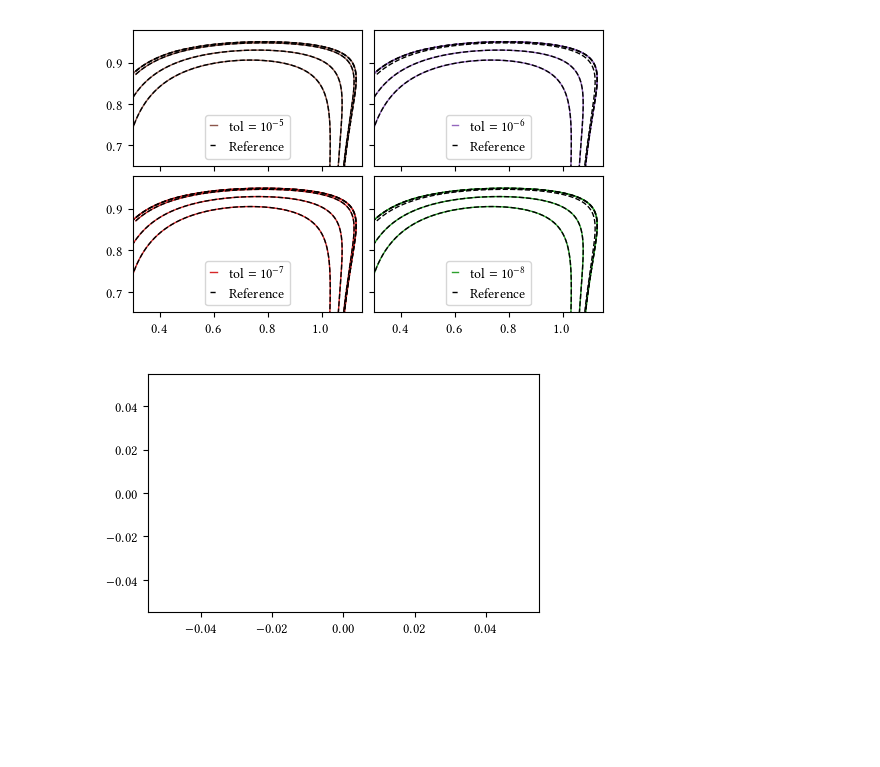
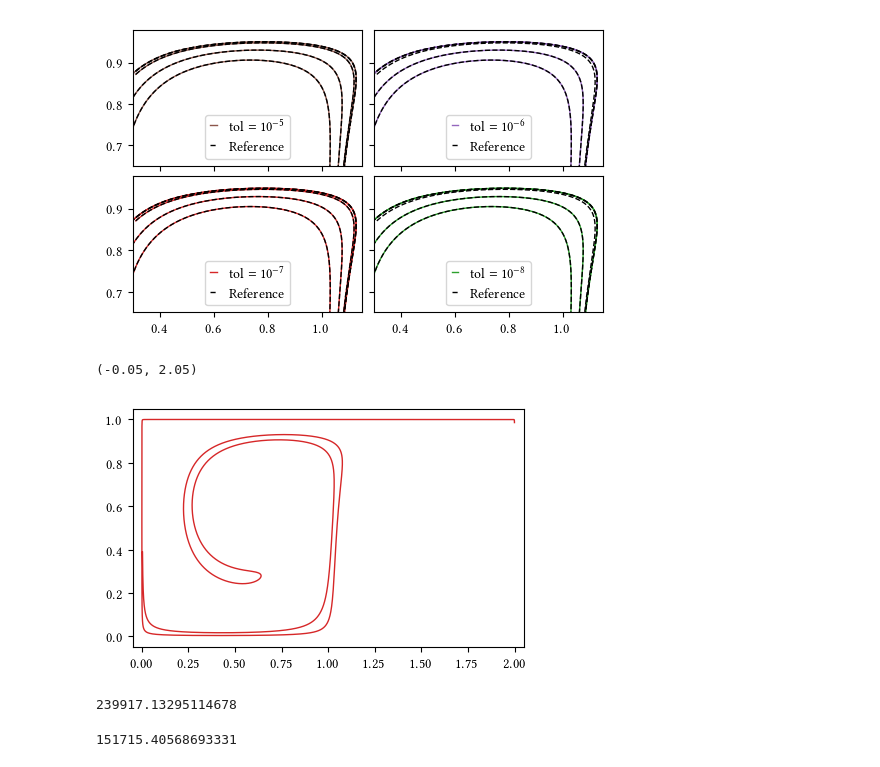
Before and after one commit to arnemagnus/physics_project, a Jupyter notebook: notebooks/doublegyre/calculate_errors_haller_effect.ipynb, the cells around one changed output. Drawn from its saved outputs; the diff is of its cells as text; code cells hidden in the pictures; blank space fills up the shorter version.

Commit message:
Sent updated stuff to Tör. Included new figure showing LCS error explanation. Largely proofreading and/or adding a paragraph to outlook left

```diff
--- a/notebooks/doublegyre/calculate_errors_haller_effect.ipynb
+++ b/notebooks/doublegyre/calculate_errors_haller_effect.ipynb
@@ -1700,19 +1700,29 @@ plt.savefig('error_plots/lcs_error_oscillations.pgf')
 # %%
 fig = plt.figure(1,figsize=(5.05,3.1))
 plot = fig.add_subplot(111)
 plot.plot(0,0)
 plot.plot(0,0)
 plot.plot(0,0)
 plot.plot(0,0)
 plot.plot(0,0)
-n = 7
+n = 3
 #l,=plot.plot(DP_LCS[0][0].tailcut_traj()[0],DP_LCS[0][0].tailcut_traj()[1],lw=1,label=r'$\textnormal{tol}=10^{-5}$')
-for slurmline in DP_LCS[3][n:n+1]:
+for slurmline in LCS_ref[n:n+1]:
     plot.plot(slurmline.tailcut_traj()[0],slurmline.tailcut_traj()[1],lw=1,c=l.get_color(),label='_nolegend_')
+plot.set_xlim(-0.05,2.05)
 # %% [output]
+(-0.05, 2.05)
-[figure, old version]
+[figure, new version]
 # %%
 # DP_LCS[0]: 0,3,4
 # DP_LCS[1]: 3,4,6
 # DP_LCS[2]: 0,3,4,6
 # DP_LCS[3]: 3,4,6,
+# %%
+LCS_ref[0].tailcut_avg_lmbd2()
+# %% [output]
+239917.13295114678
+# %%
+LCS_ref[3].tailcut_avg_lmbd2()
+# %% [output]
+151715.40568693331
```
Also changed, not shown: 8 other files.
